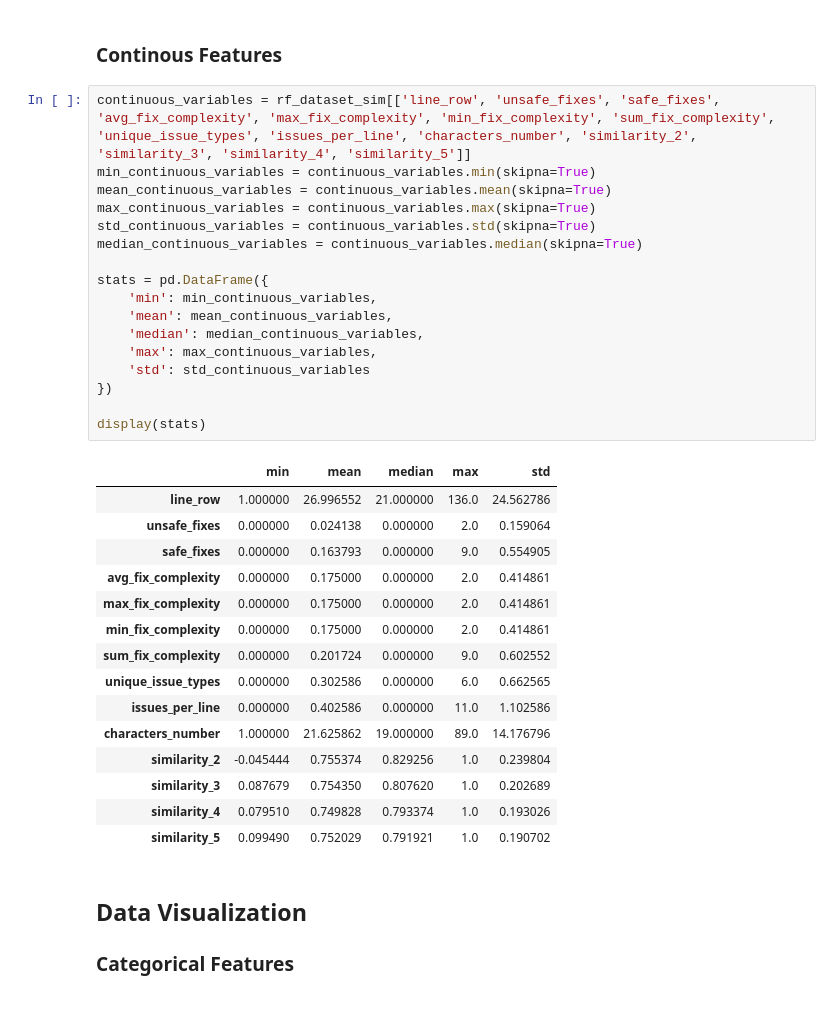
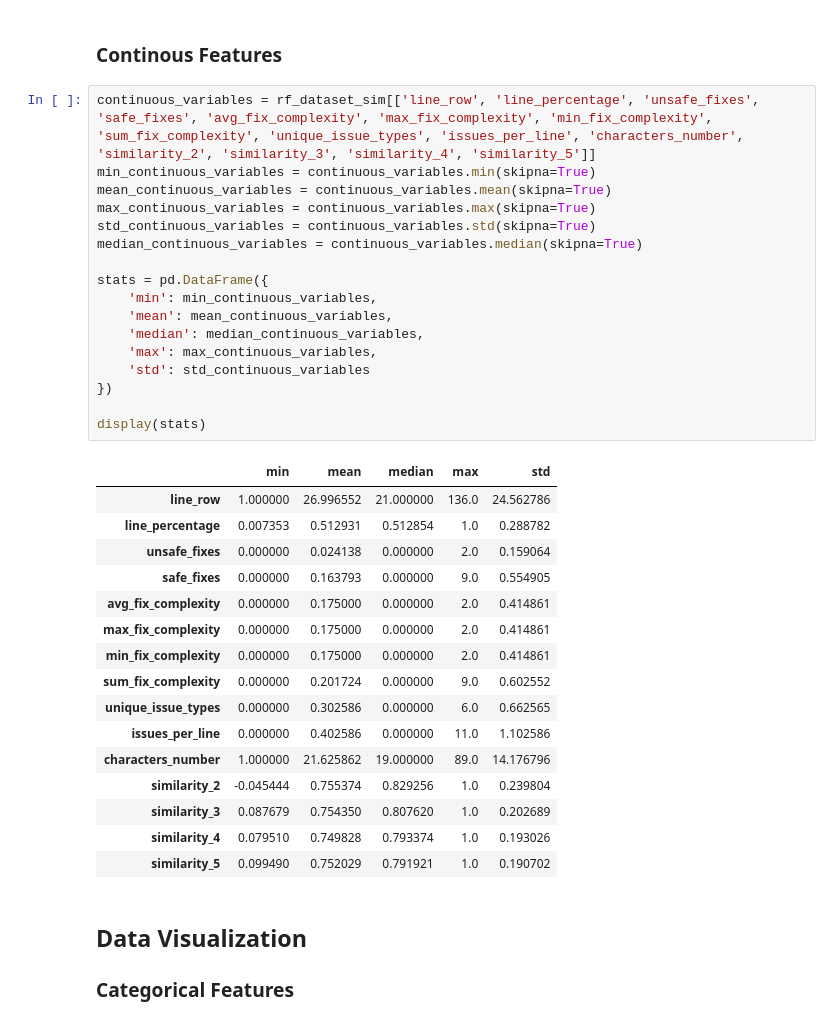
Before and after one commit to CristinaRacovita/codegen-uncertainty, a Jupyter notebook: confidence_estimation.ipynb, the cells around one changed output. Drawn from its saved outputs; the diff is of its cells as text.

```diff
--- a/confidence_estimation.ipynb
+++ b/confidence_estimation.ipynb
@@ -109,25 +110,26 @@ For more stats about the categorical features - `stats.ipynb`
 # %% [markdown]
 ### Continous Features
 # %%
-continuous_variables = rf_dataset_sim[['line_row', 'unsafe_fixes', 'safe_fixes', 'avg_fix_complexity', 'max_fix_complexity', 'min_fix_complexity', 'sum_fix_complexity', 'unique_issue_types', 'issues_per_line', 'characters_number', 'similarity_2', 'similarity_3', 'similarity_4', 'similarity_5']]
+continuous_variables = rf_dataset_sim[['line_row', 'line_percentage', 'unsafe_fixes', 'safe_fixes', 'avg_fix_complexity', 'max_fix_complexity', 'min_fix_complexity', 'sum_fix_complexity', 'unique_issue_types', 'issues_per_line', 'characters_number', 'similarity_2', 'similarity_3', 'similarity_4', 'similarity_5']]
 min_continuous_variables = continuous_variables.min(skipna=True)
 mean_continuous_variables = continuous_variables.mean(skipna=True)
 max_continuous_variables = continuous_variables.max(skipna=True)
 std_continuous_variables = continuous_variables.std(skipna=True)
 median_continuous_variables = continuous_variables.median(skipna=True)
 
 stats = pd.DataFrame({
     'min': min_continuous_variables,
     'mean': mean_continuous_variables,
     'median': median_continuous_variables,
     'max': max_continuous_variables,
     'std': std_continuous_variables
 })
 
 display(stats)
 # %% [output]
 |  | min | mean | median | max | std |
 | line_row | 1.000000 | 26.996552 | 21.000000 | 136.0 | 24.562786 |
+| line_percentage | 0.007353 | 0.512931 | 0.512854 | 1.0 | 0.288782 |
 | unsafe_fixes | 0.000000 | 0.024138 | 0.000000 | 2.0 | 0.159064 |
 | safe_fixes | 0.000000 | 0.163793 | 0.000000 | 9.0 | 0.554905 |
 | avg_fix_complexity | 0.000000 | 0.175000 | 0.000000 | 2.0 | 0.414861 |
```
Also changed, not shown: parts of 28 cells of this notebook, 6 other files.
